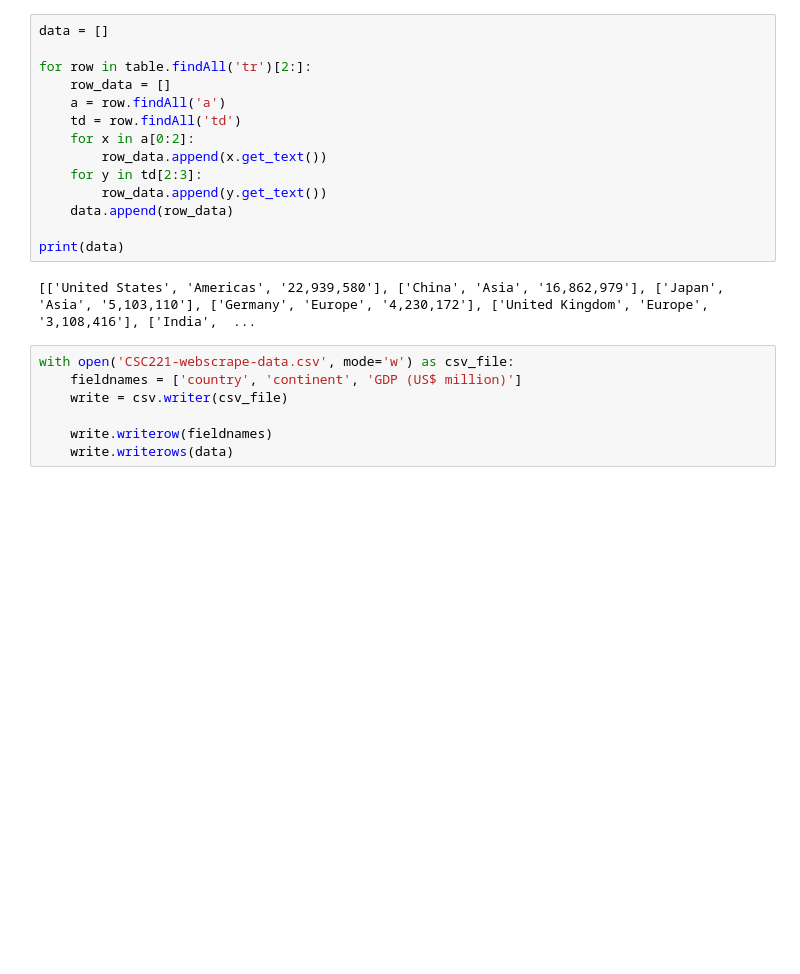
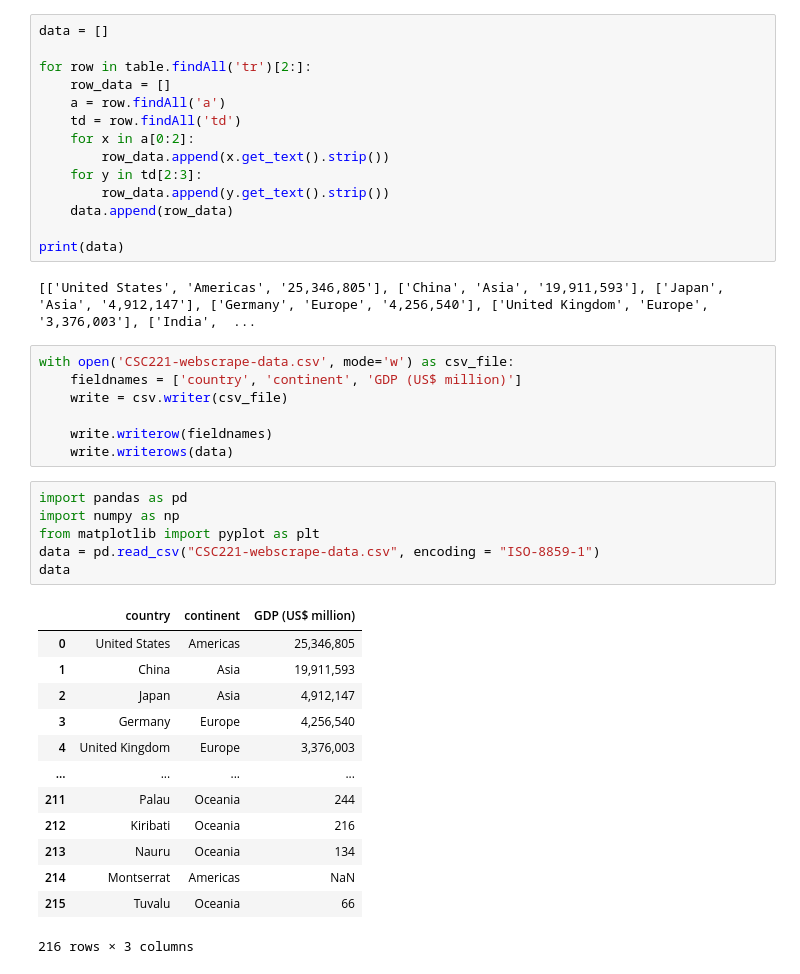
Before and after one commit to Volatar/CSC221-tmsanderson-GroupProject, a Jupyter notebook: CSC221-tmsanderson-GroupProject.ipynb, the cells around one changed output. Cells and saved outputs as stored; diff of their text form; blank space fills up the shorter version.

```diff
--- a/CSC221-tmsanderson-GroupProject.ipynb
+++ b/CSC221-tmsanderson-GroupProject.ipynb
@@ -35,14 +38,14 @@ for row in table.findAll('tr')[2:]:
     a = row.findAll('a')
     td = row.findAll('td')
     for x in a[0:2]:
-        row_data.append(x.get_text())
+        row_data.append(x.get_text().strip())
     for y in td[2:3]:
-        row_data.append(y.get_text())
+        row_data.append(y.get_text().strip())
     data.append(row_data)
 
 print(data)
 # %% [output]
-[['United States', 'Americas', '22,939,580'], ['China', 'Asia', '16,862,979'], ['Japan', 'Asia', '5,103,110'], ['Germany', 'Europe', '4,230,172'], ['United Kingdom', 'Europe', '3,108,416'], ['India',  ...
+[['United States', 'Americas', '25,346,805'], ['China', 'Asia', '19,911,593'], ['Japan', 'Asia', '4,912,147'], ['Germany', 'Europe', '4,256,540'], ['United Kingdom', 'Europe', '3,376,003'], ['India',  ...
 # %%
 with open('CSC221-webscrape-data.csv', mode='w') as csv_file:
     fieldnames = ['country', 'continent', 'GDP (US$ million)']
@@ -50,3 +53,23 @@ with open('CSC221-webscrape-data.csv', mode='w') as csv_file:
 
     write.writerow(fieldnames)
     write.writerows(data)
+# %%
+import pandas as pd
+import numpy as np
+from matplotlib import pyplot as plt
+data = pd.read_csv("CSC221-webscrape-data.csv", encoding = "ISO-8859-1")
+data
+# %% [output]
+|  | country | continent | GDP (US$ million) |
+| 0 | United States | Americas | 25,346,805 |
+| 1 | China | Asia | 19,911,593 |
+| 2 | Japan | Asia | 4,912,147 |
+| 3 | Germany | Europe | 4,256,540 |
+| 4 | United Kingdom | Europe | 3,376,003 |
+| ... | ... | ... | ... |
+| 211 | Palau | Oceania | 244 |
+| 212 | Kiribati | Oceania | 216 |
+| 213 | Nauru | Oceania | 134 |
+| 214 | Montserrat | Americas | NaN |
+| 215 | Tuvalu | Oceania | 66 |
+216 rows × 3 columns
```
Also changed, not shown: parts of 4 cells of this notebook.
